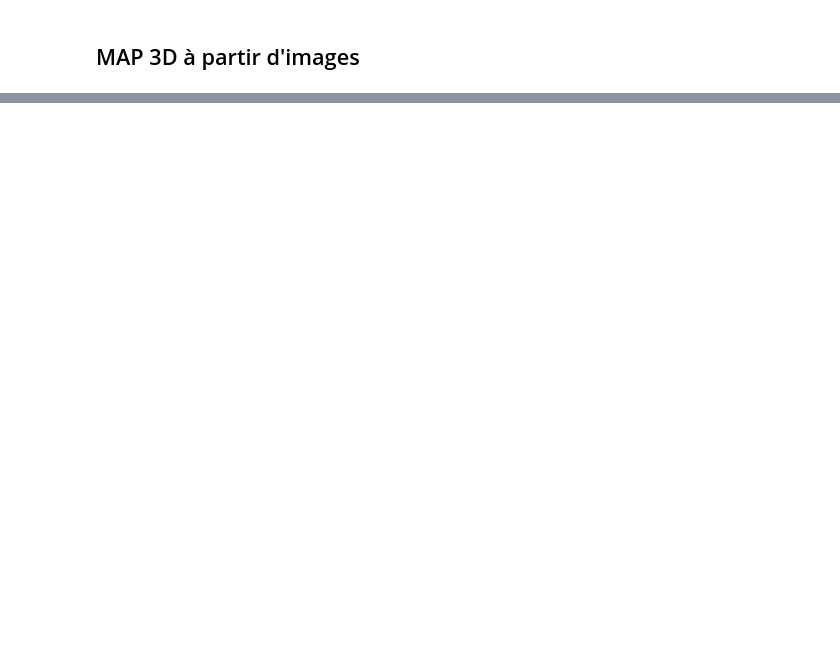
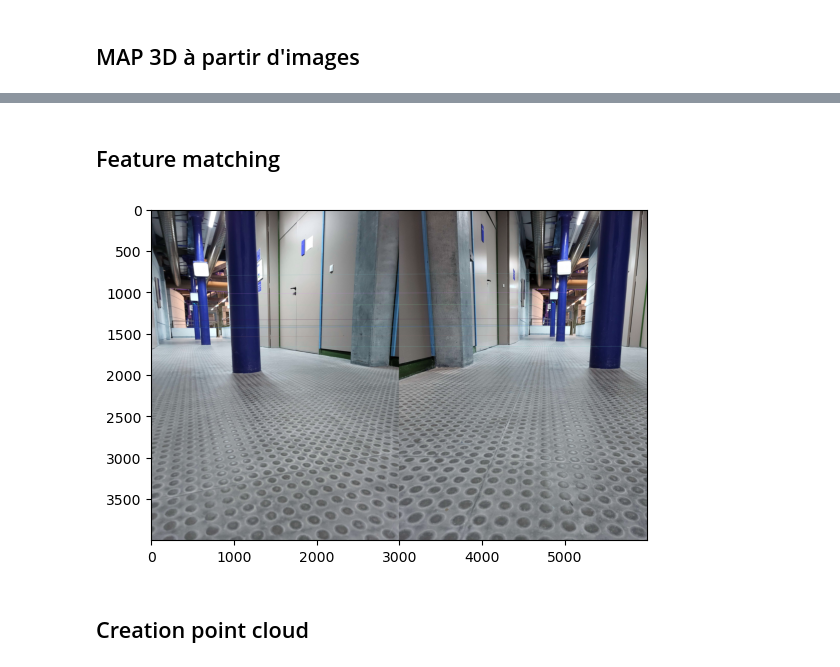
Before and after one commit to PierreDesbruns/MRob-Hospital, a Jupyter notebook: Projet_mapping.ipynb, the cells around one changed output, grey strips where cells are left out. Drawn from its saved outputs; the diff is of its cells as text; code cells hidden in the pictures; blank space fills up the shorter version.

```diff
--- a/Projet_mapping.ipynb
+++ b/Projet_mapping.ipynb
@@ -92,0 +602,49 @@ cv2.destroyAllWindows()
+# %% [markdown]
+## Feature matching
+# %%
+import cv2 as cv
+import matplotlib.pyplot as plt
+
+# Read images with error handling
+try:
+    img1 = cv.imread('D:\Tchance\ESIREM_2023_2024\Marc_blanchon\Projet\MRob-Hospital\Images\BasCouloir4.jpg')
+    img2 = cv.imread('D:\Tchance\ESIREM_2023_2024\Marc_blanchon\Projet\MRob-Hospital\Images\BasCouloir5.jpg')
+except Exception as e:
+    print("Error loading images:", e)
+    exit()
+
+# Check if images are loaded successfully
+if img1 is None or img2 is None:
+    print("Error: One or both images failed to load.")
+    exit()
+
+# Convert images to grayscale
+gray1 = cv.cvtColor(img1, cv.COLOR_BGR2GRAY)
+gray2 = cv.cvtColor(img2, cv.COLOR_BGR2GRAY)
+
+# Initialize ORB detector
+orb = cv.ORB_create()
+
+# Find keypoints and descriptors
+kp1, des1 = orb.detectAndCompute(gray1, None)
+kp2, des2 = orb.detectAndCompute(gray2, None)
+
+# Initialize BFMatcher
+bf = cv.BFMatcher(cv.NORM_HAMMING, crossCheck=True)
+
+# Match descriptors
+matches = bf.match(des1, des2)
+
+# Sort matches based on distance
+matches = sorted(matches, key=lambda x: x.distance)
+
+# Draw first 10 matches
+img_matches = cv.drawMatches(img1, kp1, img2, kp2, matches[:10], None, flags=cv.DrawMatchesFlags_NOT_DRAW_SINGLE_POINTS)
+
+# Display the result
+plt.imshow(img_matches)
+plt.show()
+# %% [output]
+[figure, added]
+# %% [markdown]
+## Creation point cloud
```
Also changed, not shown: parts of 13 cells of this notebook, 38 other files.
